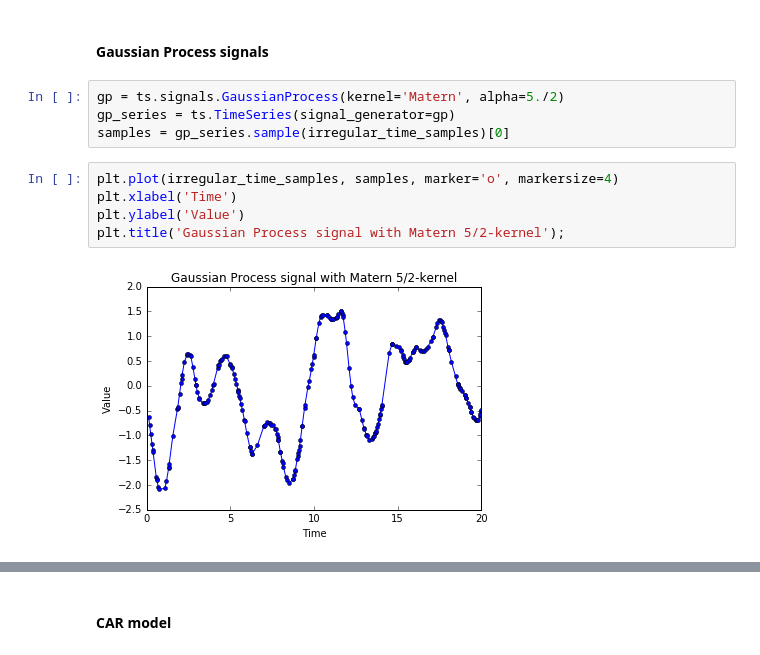
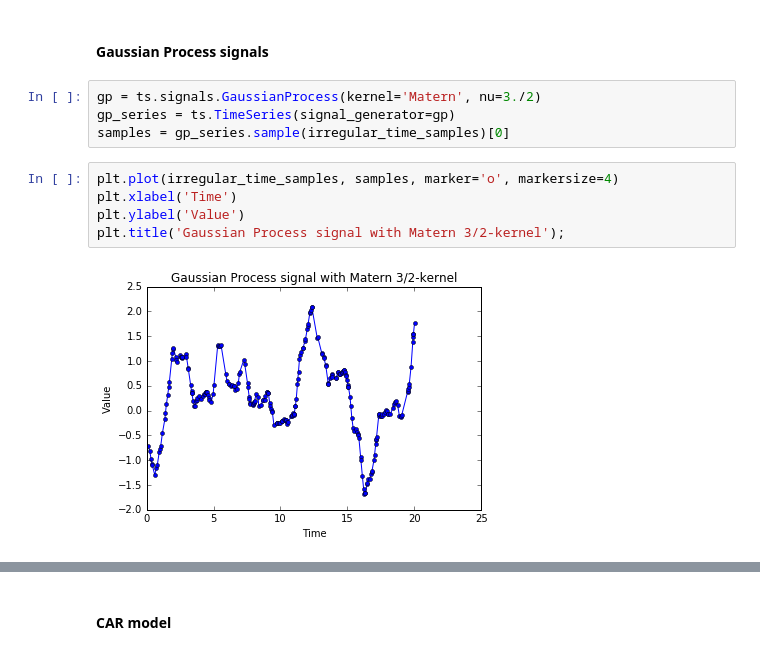
Before and after one commit to TimeSynth/TimeSynth, a Jupyter notebook: TimeSynthExamples.ipynb, the cells around one changed output, grey strips where cells are left out. Drawn from its saved outputs; the diff is of its cells as text.

```diff
--- a/TimeSynthExamples.ipynb
+++ b/TimeSynthExamples.ipynb
@@ -87,13 +87,13 @@ plt.title('Psuedoperiodic signal')
 # %% [markdown]
 #### Gaussian Process signals
 # %%
-gp = ts.signals.GaussianProcess(kernel='Matern', alpha=5./2)
+gp = ts.signals.GaussianProcess(kernel='Matern', nu=3./2)
 gp_series = ts.TimeSeries(signal_generator=gp)
 samples = gp_series.sample(irregular_time_samples)[0]
 # %%
 plt.plot(irregular_time_samples, samples, marker='o', markersize=4)
 plt.xlabel('Time')
 plt.ylabel('Value')
-plt.title('Gaussian Process signal with Matern 5/2-kernel');
+plt.title('Gaussian Process signal with Matern 3/2-kernel');
 # %% [output]
-[figure, old version]
+[figure, new version]
```
Also changed, not shown: parts of 7 cells of this notebook, 1 other file.
